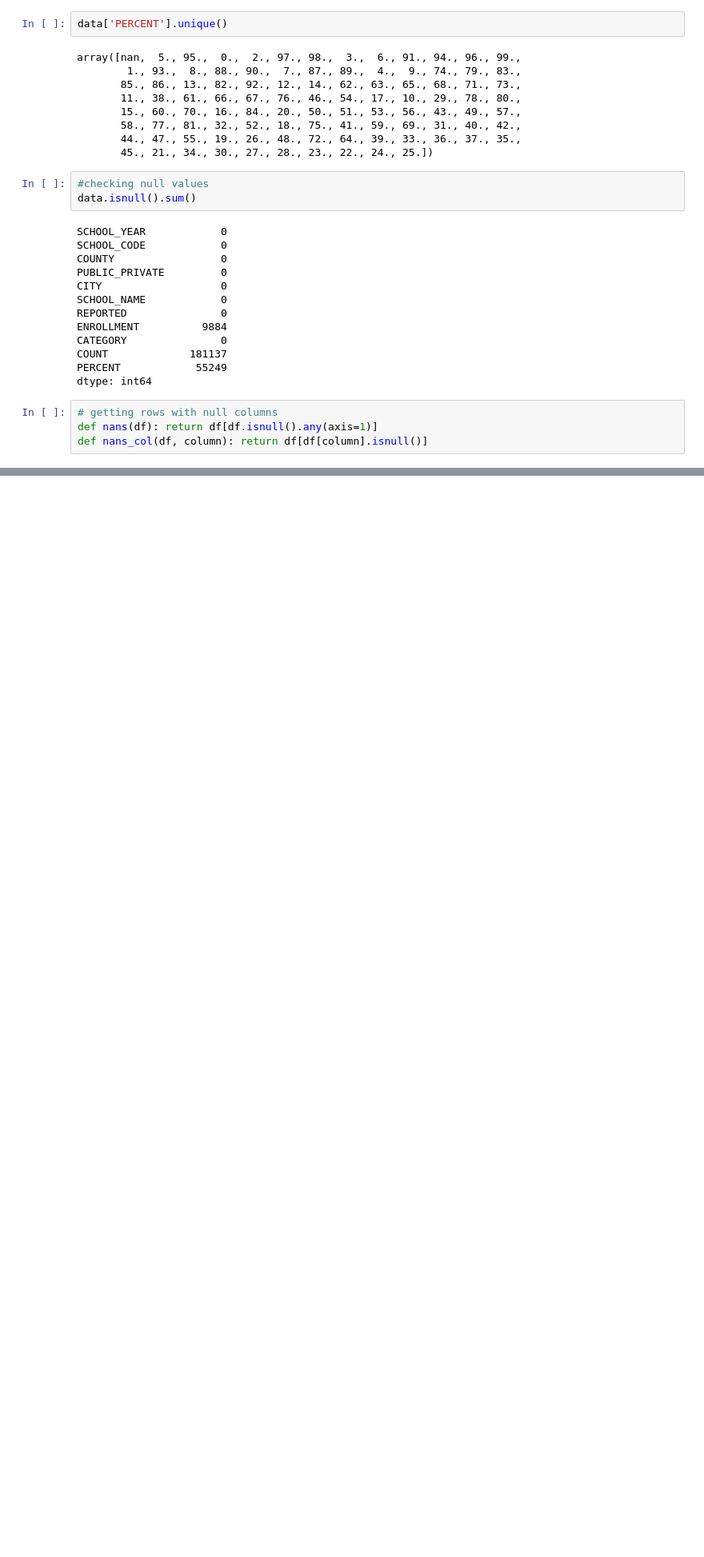
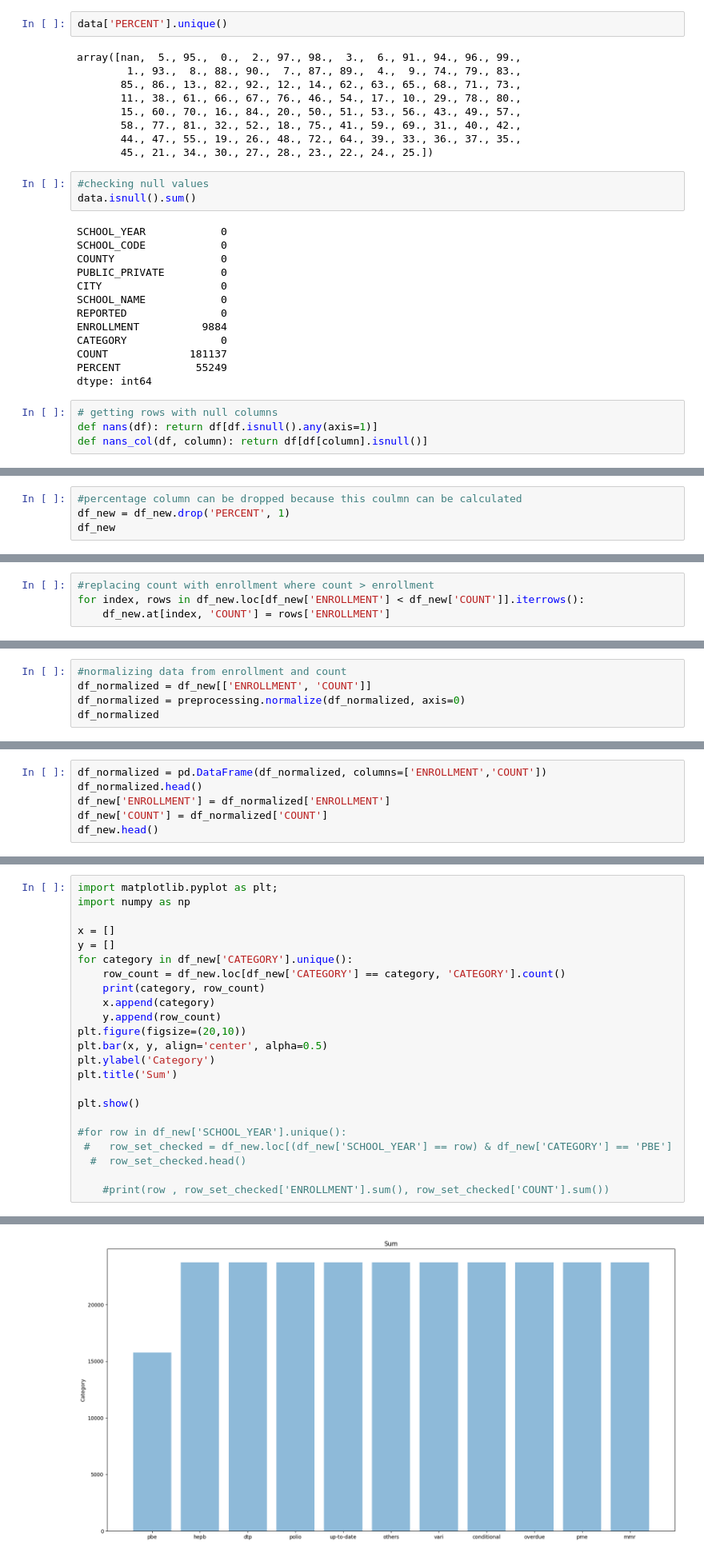
Before and after one commit to adilinam/school_immunisation_datamining, a Jupyter notebook: project-cd.ipynb, the cells around one changed output, grey strips where cells are left out. Shown at 80% size. Saved outputs shown, nothing was run; the diff lists cells and outputs as text; blank space fills up the shorter version.

```diff
--- a/project-cd.ipynb
+++ b/project-cd.ipynb
@@ -236,0 +331,4 @@ nans_col(data, 'PERCENT')
+# %%
+#percentage column can be dropped because this coulmn can be calculated
+df_new = df_new.drop('PERCENT', 1)
+df_new
@@ -236,0 +380,4 @@ nans_col(data, 'PERCENT')
+# %%
+#replacing count with enrollment where count > enrollment
+for index, rows in df_new.loc[df_new['ENROLLMENT'] < df_new['COUNT']].iterrows():
+    df_new.at[index, 'COUNT'] = rows['ENROLLMENT']
@@ -236,0 +395,5 @@ nans_col(data, 'PERCENT')
+# %%
+#normalizing data from enrollment and count
+df_normalized = df_new[['ENROLLMENT', 'COUNT']]
+df_normalized = preprocessing.normalize(df_normalized, axis=0)
+df_normalized
@@ -236,0 +408,6 @@ nans_col(data, 'PERCENT')
+# %%
+df_normalized = pd.DataFrame(df_normalized, columns=['ENROLLMENT','COUNT'])
+df_normalized.head()
+df_new['ENROLLMENT'] = df_normalized['ENROLLMENT']
+df_new['COUNT'] = df_normalized['COUNT']
+df_new.head()
@@ -236,0 +443,24 @@ nans_col(data, 'PERCENT')
+# %%
+import matplotlib.pyplot as plt;
+import numpy as np
+
+x = []
+y = []
+for category in df_new['CATEGORY'].unique():
+    row_count = df_new.loc[df_new['CATEGORY'] == category, 'CATEGORY'].count()
+    print(category, row_count)
+    x.append(category)
+    y.append(row_count)
+plt.figure(figsize=(20,10))
+plt.bar(x, y, align='center', alpha=0.5)
+plt.ylabel('Category')
+plt.title('Sum')
+
+plt.show()
+
+#for row in df_new['SCHOOL_YEAR'].unique():
+ #   row_set_checked = df_new.loc[(df_new['SCHOOL_YEAR'] == row) & df_new['CATEGORY'] == 'PBE']
+  #  row_set_checked.head()
+
+    #print(row , row_set_checked['ENROLLMENT'].sum(), row_set_checked['COUNT'].sum())
+# %% [output]
@@ -236,0 +478 @@ nans_col(data, 'PERCENT')
+[figure, added]
```
Also changed, not shown: parts of 29 cells of this notebook.
